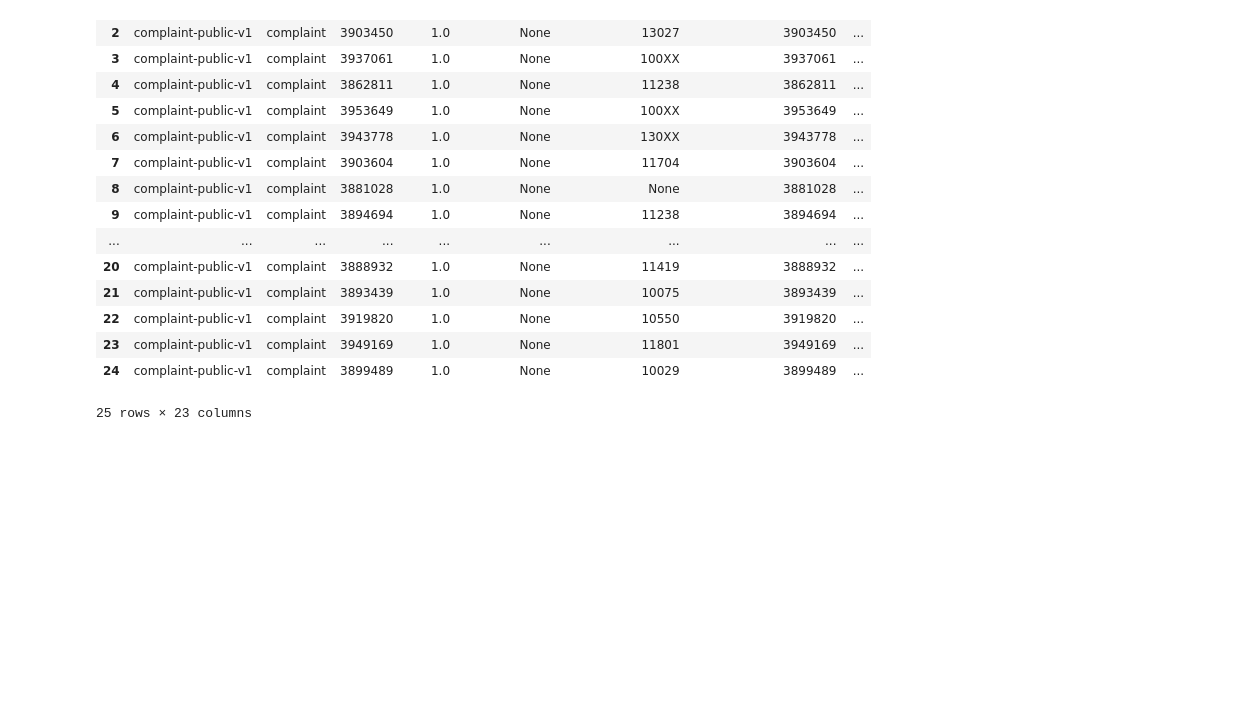
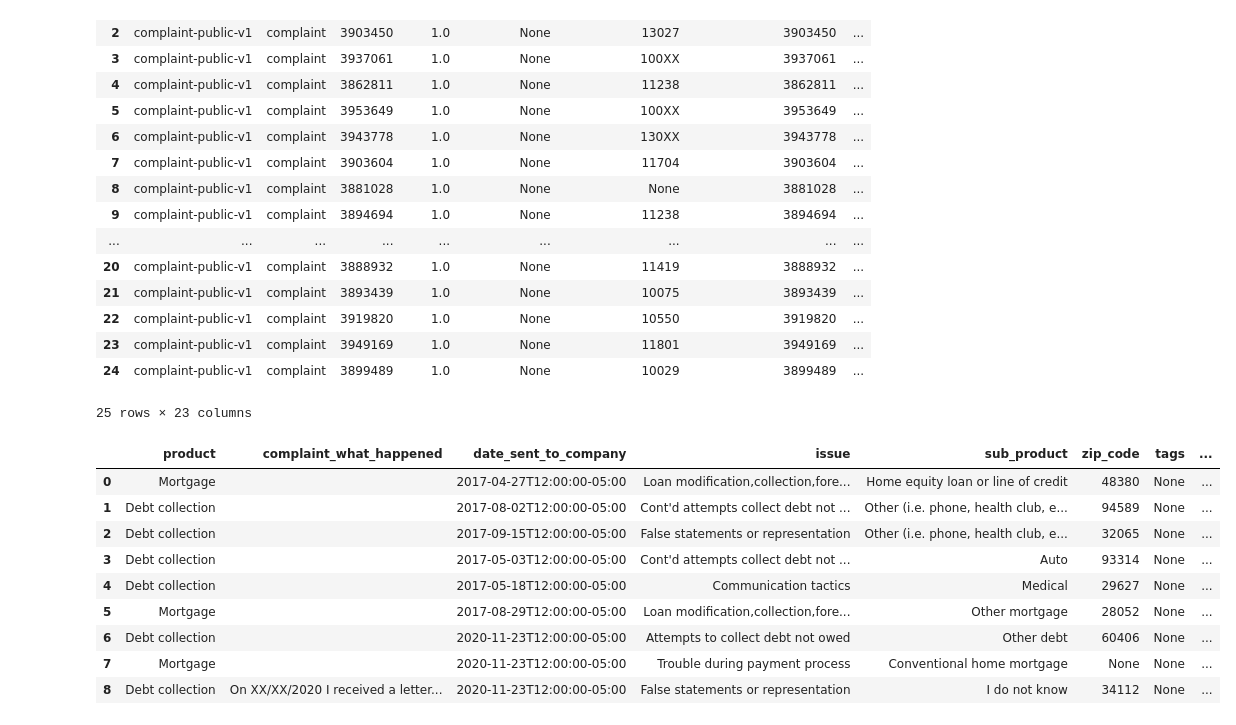
Before and after one commit to QMSS-GR5069-Spring-2022/gr5069-homework-2-elliotttrio, a Jupyter notebook: MDS_Homework8/homework8_eat2153.ipynb, the cells around one changed output. Cells and saved outputs as stored; diff of their text form; code cells hidden in the pictures; blank space fills up the shorter version.

Commit message:
add a new function to handle complaints by type

```diff
--- a/MDS_Homework8/homework8_eat2153.ipynb
+++ b/MDS_Homework8/homework8_eat2153.ipynb
@@ -285,0 +353,13 @@ get_state_complaints()
+# %%
+get_complaints(complaint_type = ['Mortgage', 'Debt collection'])
+# %% [output]
+|  | product | complaint_what_happened | date_sent_to_company | issue | sub_product | zip_code | tags | ... |
+| 0 | Mortgage |  | 2017-04-27T12:00:00-05:00 | Loan modification,collection,fore... | Home equity loan or line of credit | 48380 | None | ... |
+| 1 | Debt collection |  | 2017-08-02T12:00:00-05:00 | Cont'd attempts collect debt not ... | Other (i.e. phone, health club, e... | 94589 | None | ... |
+| 2 | Debt collection |  | 2017-09-15T12:00:00-05:00 | False statements or representation | Other (i.e. phone, health club, e... | 32065 | None | ... |
+| 3 | Debt collection |  | 2017-05-03T12:00:00-05:00 | Cont'd attempts collect debt not ... | Auto | 93314 | None | ... |
+| 4 | Debt collection |  | 2017-05-18T12:00:00-05:00 | Communication tactics | Medical | 29627 | None | ... |
+| 5 | Mortgage |  | 2017-08-29T12:00:00-05:00 | Loan modification,collection,fore... | Other mortgage | 28052 | None | ... |
+| 6 | Debt collection |  | 2020-11-23T12:00:00-05:00 | Attempts to collect debt not owed | Other debt | 60406 | None | ... |
+| 7 | Mortgage |  | 2020-11-23T12:00:00-05:00 | Trouble during payment process | Conventional home mortgage | None | None | ... |
+| 8 | Debt collection | On XX/XX/2020 I received a letter... | 2020-11-23T12:00:00-05:00 | False statements or representation | I do not know | 34112 | None | ... |
```
Also changed, not shown: parts of 5 cells of this notebook.
